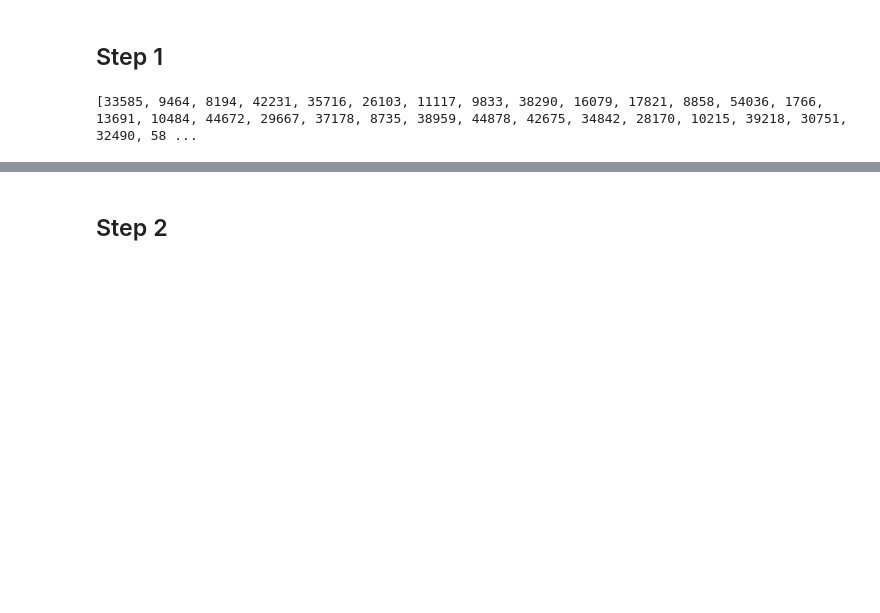
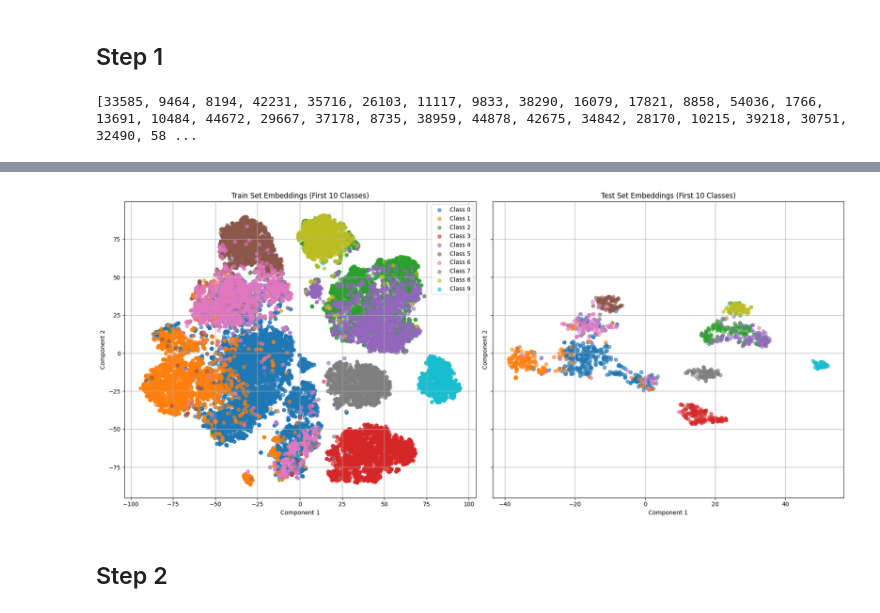
Before and after one commit to gabry1242/Deeplearning_project, a Jupyter notebook: ass1_skeleton.ipynb, the cells around one changed output, grey strips where cells are left out. Saved outputs shown, nothing was run; the diff lists cells and outputs as text; code cells hidden in the pictures; blank space fills up the shorter version.

```diff
--- a/ass1_skeleton.ipynb
+++ b/ass1_skeleton.ipynb
@@ -949,3 +817,40 @@ plot_embeddings(reduced_test_2d_pca,
+# %%
+import matplotlib.pyplot as plt
+
+def plot_embeddings_side_by_side(reduced_train_embeddings, labels_train,
+                                 reduced_test_embeddings, labels_test):
+    fig, axes = plt.subplots(1, 2, figsize=(18, 8), sharey=True)
+
+    for label in range(10):
+        idx_train = labels_train == label
+        idx_test = labels_test == label
+
+        axes[0].scatter(reduced_train_embeddings[idx_train, 0], reduced_train_embeddings[idx_train, 1],
+                        label=f'Class {label}', alpha=0.6)
+        axes[1].scatter(reduced_test_embeddings[idx_test, 0], reduced_test_embeddings[idx_test, 1],
+                        label=f'Class {label}', alpha=0.6)
+
+    axes[0].set_title("Train Set Embeddings (First 10 Classes)")
+    axes[1].set_title("Test Set Embeddings (First 10 Classes)")
+
+    for ax in axes:
+        ax.set_xlabel("Component 1")
+        ax.set_ylabel("Component 2")
+        ax.grid(True)
+
+    # Add legend to the first plot only to avoid clutter
+    axes[0].legend()
+
+    plt.tight_layout()
+    plt.show()
+
+# Call the function
+plot_embeddings_side_by_side(
+    reduced_train_2d, labels_train_10.numpy(),
+    reduced_test_2d, labels_test_10.numpy()
+)
+# %% [output]
+[figure, added]
 # %% [markdown]
 ## Step 2
 # %%
```
Also changed, not shown: parts of 13 cells of this notebook, 3 other files.
